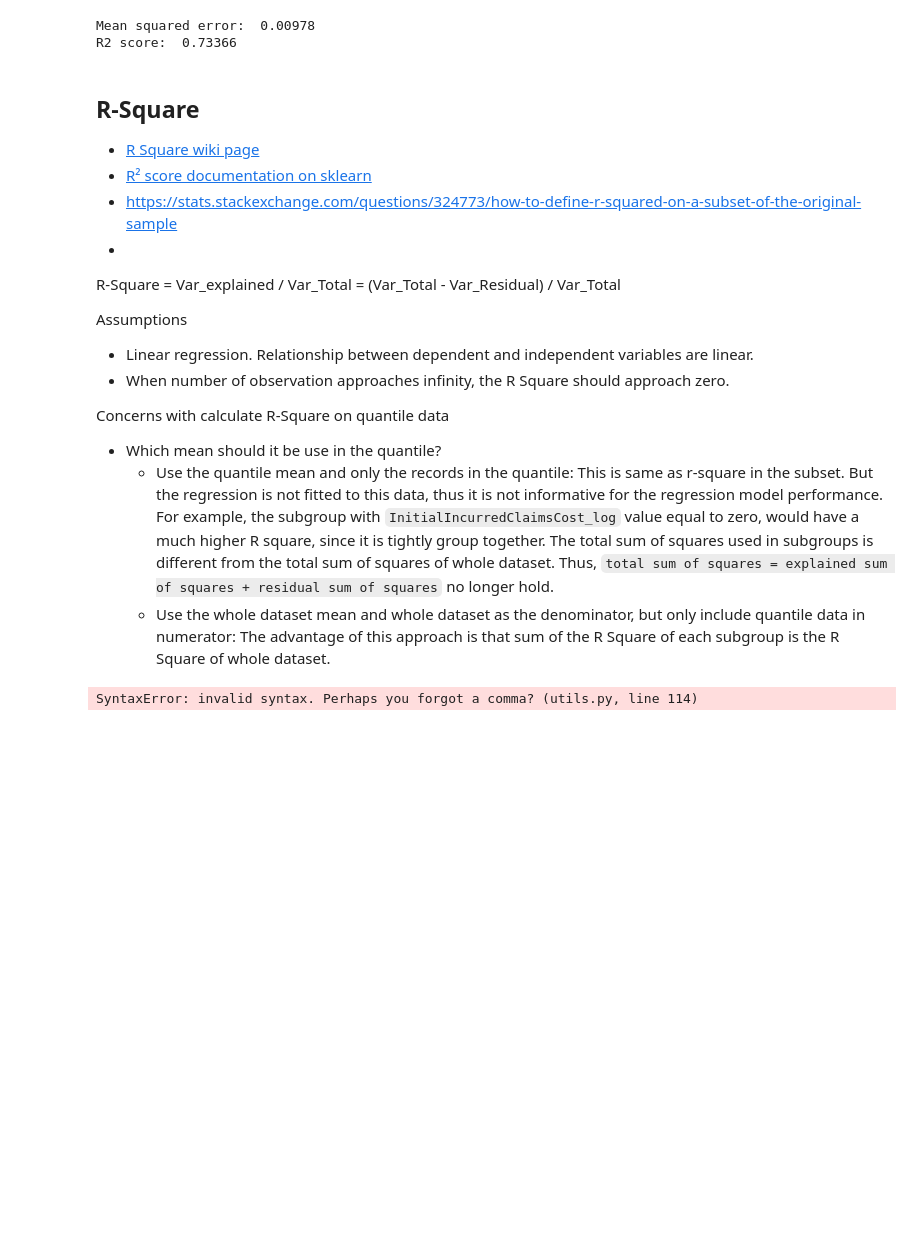
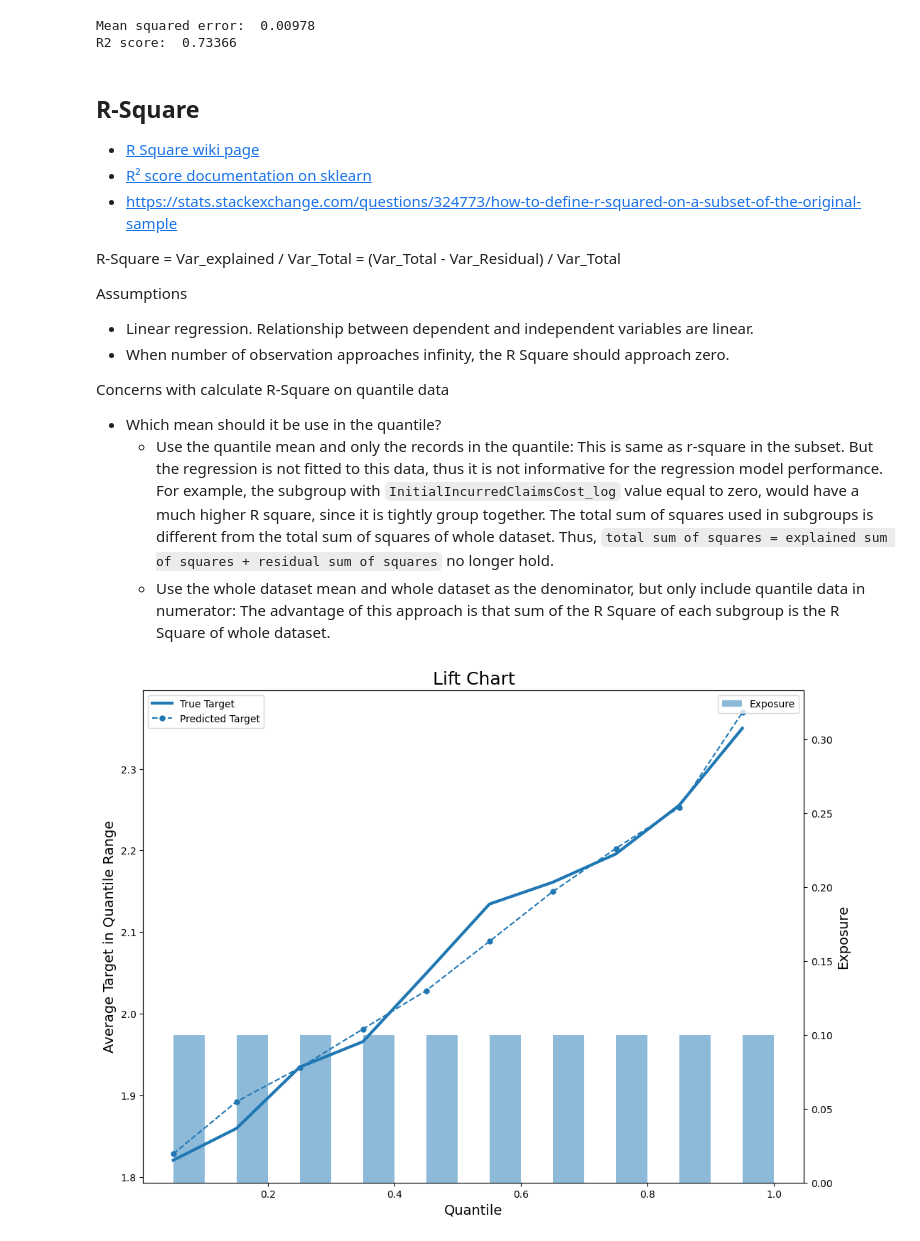
Before and after one commit to jiehanzhu/example_collection, a Jupyter notebook: insurance/Loss Cost Modeling.ipynb, the cells around one changed output. Saved outputs shown, nothing was run; the diff lists cells and outputs as text; code cells hidden in the pictures; blank space fills up the shorter version.

```diff
--- a/insurance/Loss Cost Modeling.ipynb
+++ b/insurance/Loss Cost Modeling.ipynb
@@ -445,7 +438,6 @@ R2 score:  0.73366
 - [R Square wiki page](https://en.wikipedia.org/wiki/Coefficient_of_determination)
 - [R² score documentation on sklearn](https://scikit-learn.org/stable/modules/model_evaluation.html#r2-score)
 - https://stats.stackexchange.com/questions/324773/how-to-define-r-squared-on-a-subset-of-the-original-sample
--
 
 
 R-Square = Var_explained / Var_Total = (Var_Total - Var_Residual) / Var_Total
@@ -459,14 +451,11 @@ Concerns with calculate R-Square on quantile data
     - Use the quantile mean and only the records in the quantile: This is same as r-square in the subset. But the regression is not fitted to this data, thus it is not informative for the regression model performance. For example, the subgroup with `InitialIncurredClaimsCost_log` value equal to zero, would have a much higher R square, since it is tightly group together. The total sum of squares used in subgroups is different from the total sum of squares of whole dataset. Thus, `total sum of squares = explained sum of squares + residual sum of squares` no longer hold.
     - Use the whole dataset mean and whole dataset as the denominator, but only include quantile data in numerator: The advantage of this approach is that sum of the R Square of each subgroup is the R Square of whole dataset.
 # %%
-from utils import QuantileRSquare
+from utils import LiftChart
 
 
-lift = QuantileRSquare(y_dev_log, yhat_dev_log)
-lift.append_bucket(n_quantiles=10)
-lift.data.describe()
-
-# lift_data = lift.quantile_data(n_quantiles=10)
-# ax = lift.quantile_plot(n_quantiles=10)
+lift = LiftChart(y_dev_log, yhat_dev_log)
+data_lift = lift.quantile_data_lift(n_quantiles=10)
+ax = lift.quantile_plot(n_quantiles=10, chart="lift")
 # %% [output]
-SyntaxError: invalid syntax. Perhaps you forgot a comma? (utils.py, line 114)
+[figure, added]
```
Also changed, not shown: parts of 5 cells of this notebook, 1 other file.
